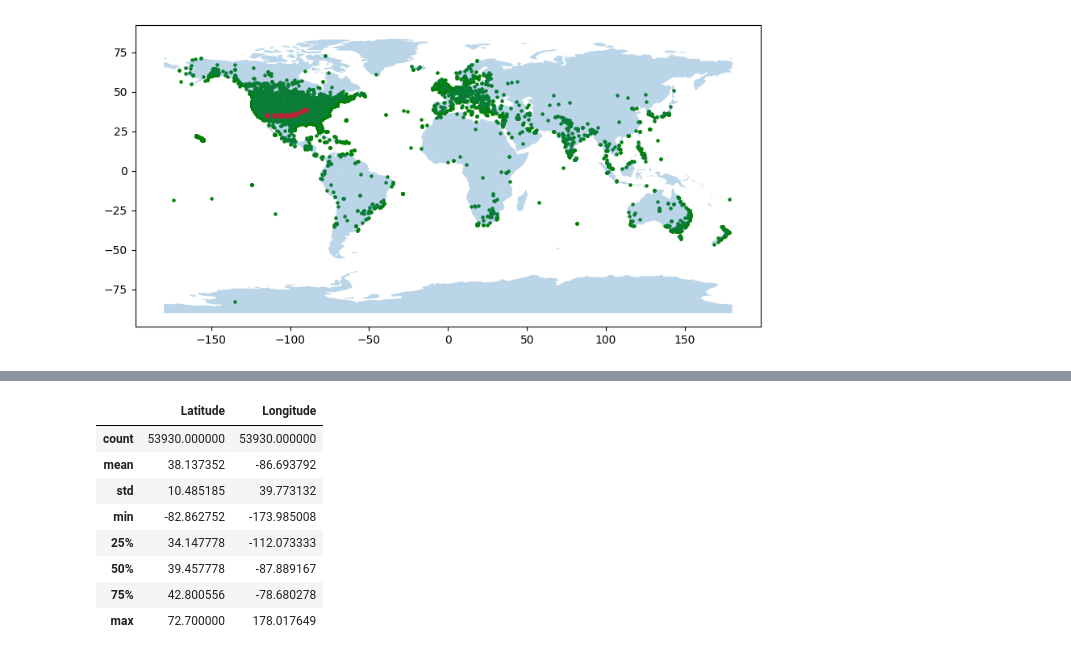
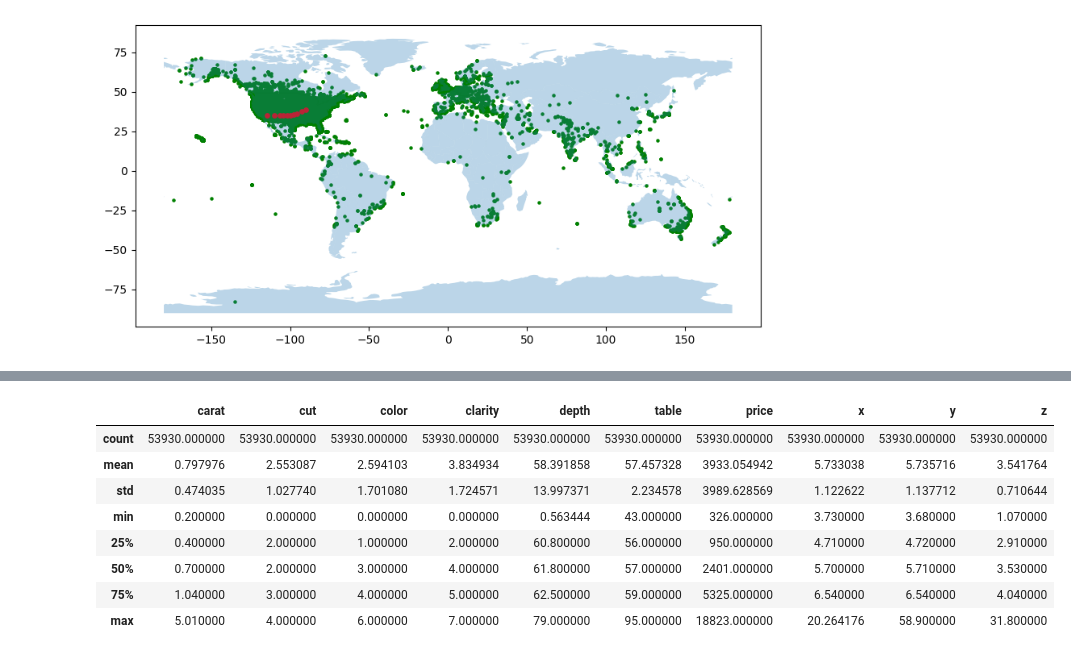
Before and after one commit to matiasleoni/Lapidarist, a Jupyter notebook: mapeo.ipynb, the cells around one changed output, grey strips where cells are left out. Cells and saved outputs as stored; diff of their text form; code cells hidden in the pictures.

```diff
--- a/mapeo.ipynb
+++ b/mapeo.ipynb
@@ -64,0 +97,33 @@ gtraintest_data.describe()
+# %%
+def compute_value_z(row):
+    if row['z']==0:
+        return row['carat']*z_r
+    elif row['z']<0:
+        return -row['z']
+    else:
+        return row['z']
+def compute_value_x(row):
+    if pd.isna(row['x']) or row['x']==0:
+        return row['z']*x_r
+    elif row['x']<0:
+        return -row['x']
+    else:
+        return row['x']
+def compute_value_y(row):
+    if pd.isna(row['y']) or row['y']==0:
+        return row['z']*y_r
+    elif row['y']<0:
+        return -row['y']
+    else:
+        return row['y']
+def compute_value_depth(row):
+    if pd.isna(row['depth']) or row['depth']==0:
+        # the definition of depth:
+        return 2*row['z']/(row['x']+row['y'])
+    else:
+        return row['depth']
+
+traintest_data['z'] = traintest_data.apply(compute_value_z, axis=1)
+traintest_data['x'] = traintest_data.apply(compute_value_x, axis=1)
+traintest_data['y'] = traintest_data.apply(compute_value_y, axis=1)
+traintest_data['depth'] = traintest_data.apply(compute_value_depth, axis=1)
@@ -104,0 +225,7 @@ traintest_data.describe()
+# %%
+from sklearn.preprocessing import OneHotEncoder, LabelEncoder
+label_encoder={}
+for col in ['cut', 'color', 'clarity']:
+    label_encoder[col] = LabelEncoder()
+    traintest_data[col] = label_encoder[col].fit_transform(traintest_data[col])
+traintest_data.head()
@@ -105,12 +239,12 @@ traintest_data.describe()
 # %%
-gtraintest_data.describe()
+traintest_data.describe()
 # %% [output]
-|  | Latitude | Longitude |
-| count | 53930.000000 | 53930.000000 |
-| mean | 38.137352 | -86.693792 |
-| std | 10.485185 | 39.773132 |
-| min | -82.862752 | -173.985008 |
-| 25% | 34.147778 | -112.073333 |
-| 50% | 39.457778 | -87.889167 |
-| 75% | 42.800556 | -78.680278 |
-| max | 72.700000 | 178.017649 |
+|  | carat | cut | color | clarity | depth | table | price | x | y | z |
+| count | 53930.000000 | 53930.000000 | 53930.000000 | 53930.000000 | 53930.000000 | 53930.000000 | 53930.000000 | 53930.000000 | 53930.000000 | 53930.000000 |
+| mean | 0.797976 | 2.553087 | 2.594103 | 3.834934 | 58.391858 | 57.457328 | 3933.054942 | 5.733038 | 5.735716 | 3.541764 |
+| std | 0.474035 | 1.027740 | 1.701080 | 1.724571 | 13.997371 | 2.234578 | 3989.628569 | 1.122622 | 1.137712 | 0.710644 |
+| min | 0.200000 | 0.000000 | 0.000000 | 0.000000 | 0.563444 | 43.000000 | 326.000000 | 3.730000 | 3.680000 | 1.070000 |
+| 25% | 0.400000 | 2.000000 | 1.000000 | 2.000000 | 60.800000 | 56.000000 | 950.000000 | 4.710000 | 4.720000 | 2.910000 |
+| 50% | 0.700000 | 2.000000 | 3.000000 | 4.000000 | 61.800000 | 57.000000 | 2401.000000 | 5.700000 | 5.710000 | 3.530000 |
+| 75% | 1.040000 | 3.000000 | 4.000000 | 5.000000 | 62.500000 | 59.000000 | 5325.000000 | 6.540000 | 6.540000 | 4.040000 |
+| max | 5.010000 | 4.000000 | 6.000000 | 7.000000 | 79.000000 | 95.000000 | 18823.000000 | 20.264176 | 58.900000 | 31.800000 |
```
Also changed, not shown: parts of 48 cells of this notebook, 2 other files.
